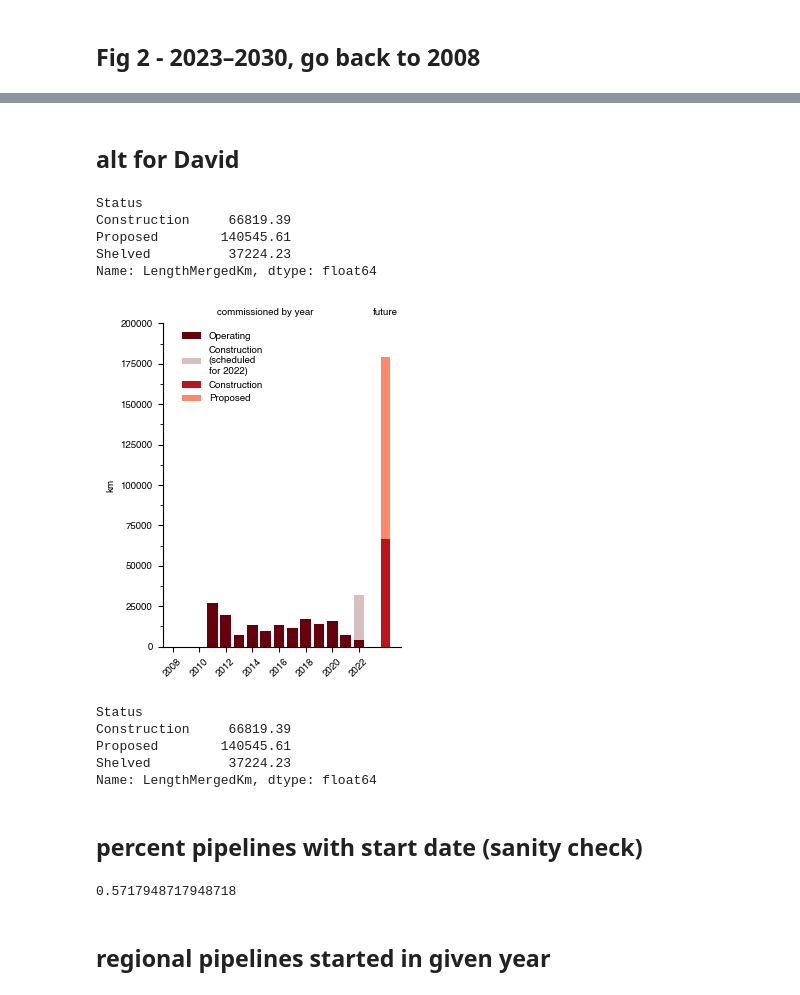
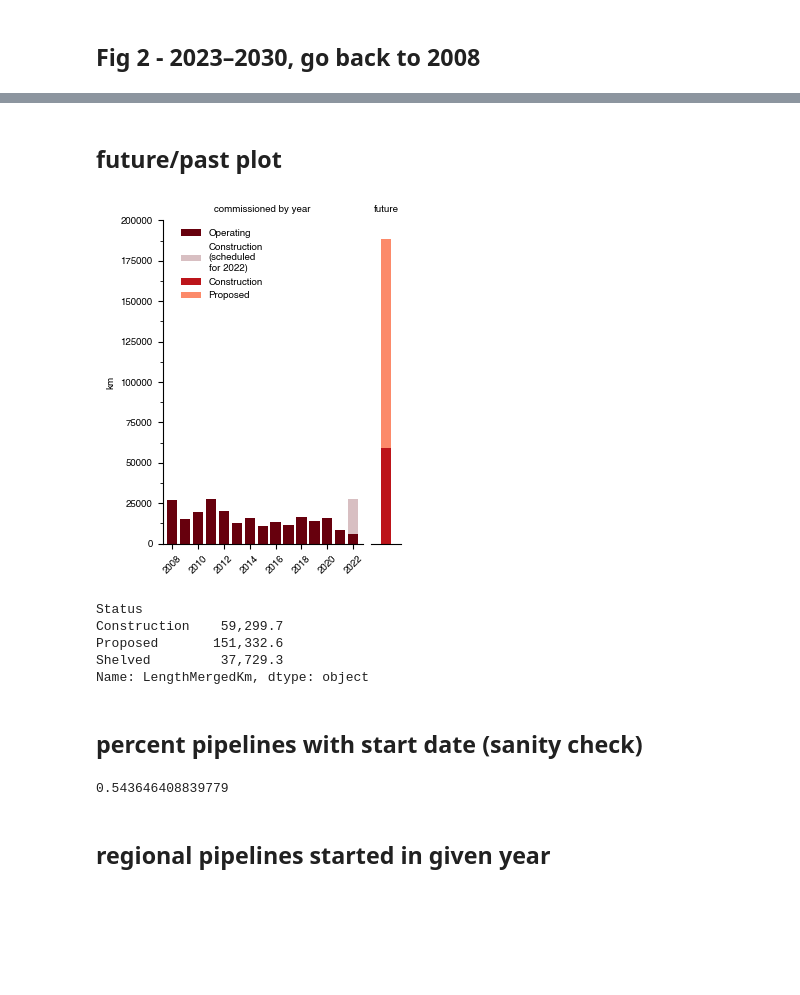
Before and after one commit to GlobalEnergyMonitor/GOIT-GGIT-research, a Jupyter notebook: gas-pipelines-report-late2022/notebooks/gas-pipelines-briefing-2022-research-calculations.ipynb, the cells around one changed output, grey strips where cells are left out. Cells and saved outputs as stored; diff of their text form; code cells hidden in the pictures; blank space fills up the shorter version.

```diff
--- a/gas-pipelines-report-late2022/notebooks/gas-pipelines-briefing-2022-research-calculations.ipynb
+++ b/gas-pipelines-report-late2022/notebooks/gas-pipelines-briefing-2022-research-calculations.ipynb
@@ -26,7 +26,8 @@ tracker_cancelled = sel_cmap(0.2)
 # %%
 credentials_directory = '/Users/baird/Dropbox/_google-api/'
 gc = pygsheets.authorize(service_account_env_var='GDRIVE_API_CREDENTIALS')
-spreadsheet = gc.open_by_key('1foPLE6K-uqFlaYgLPAUxzeXfDO5wOOqE7tibNHeqTek')
+#spreadsheet = gc.open_by_key('1foPLE6K-uqFlaYgLPAUxzeXfDO5wOOqE7tibNHeqTek')
+spreadsheet = gc.open_by_key('1bfPrp0w8Ruorq08Qe4hD8M3xVJ5e00phZ6ApFivO98k') # dec 2022 version
 
 #spreadsheet[1] "Gas Pipelines" tab is the second index
 gas_pipes = spreadsheet.worksheet('title','Gas pipelines').get_as_df(start='A2')
@@ -334,18 +256,12 @@ mp.savefig('saved-figures/gas-pipelines_km-by-start-year-backto2008-with-2022.pd
 # %% [markdown]
-## alt for David
+## future/past plot
-# %%
-pipes_indev
-# %% [output]
-Status
-Construction     66819.39
-Proposed        140545.61
-Shelved          37224.23
-Name: LengthMergedKm, dtype: float64
 # %%
 font_size = 7
 
 ytop = 200000
 ytop2 = 200000
+xlo=2008
+xhi=2022
 
 fig = mp.figure(figsize=(3.25,4))
 
@@ -354,7 +270,7 @@ spec = fig.add_gridspec(ncols=2, nrows=1, width_ratios=widths)
 
 ax = fig.add_subplot(spec[0,0])
 
-ax.bar(pipes_started_sum.index.values[-15:-1], pipes_started_sum.values[-15:-1],
+ax.bar(pipes_started_sum.loc[range(xlo,xhi+1)].index.values, pipes_started_sum.loc[range(xlo,xhi+1)].values,
        color=tracker_operating, label='Operating') # color=solar_base03
 
 ax.bar(2022,pipes_indev_startyear['Construction',2022],
@@ -365,7 +281,7 @@ ax.tick_params(labelsize=font_size)
 ax.tick_params('x', rotation=45)
 ax.set_ylabel('km', size=font_size)
 
-ax.set_xlim(2007.25, 2022.75)
+ax.set_xlim(xlo-0.75, xhi+0.75)
 ax.set_ylim(0, ytop)
 
 ax.xaxis.set_major_locator(matplotlib.ticker.MaxNLocator(integer=True))
@@ -398,46 +314,43 @@ ax2_h, ax2_l = ax2.get_legend_handles_labels()
 ax2.set_xticklabels([])
 ax2.tick_params(labelsize=font_size)
 ax2.set_xticks([])
 
-#ax2.yaxis.tick_right()
-#ax2.set_ylabel('km', fontsize=font_size, rotation=-90, labelpad=10)
-#ax2.yaxis.set_label_position('right')
 ax2.set_yticks([])
 
 ax.legend(handles=ax_h+ax2_h, fontsize=font_size, frameon=False,
           loc='upper left', bbox_to_anchor=[0.05,1])
 
 axpos = ax.get_position()
 ax2pos = ax2.get_position()
 
 ax.spines['right'].set_visible(False)
 ax.spines['top'].set_visible(False)
 
 ax2.spines['left'].set_visible(False)
 ax2.spines['top'].set_visible(False)
 ax2.spines['right'].set_visible(False)
 #ax2.spines['right'].set_visible(False)
 
 ax.set_title('commissioned by year', fontsize=font_size)
 ax2.set_title('future', fontsize=font_size)
 
-fig.tight_layout(w_pad=0)
+fig.tight_layout(w_pad=0.5)
 
 ax.yaxis.set_minor_locator(matplotlib.ticker.AutoMinorLocator(2))
 #ax2.yaxis.set_minor_locator(matplotlib.ticker.AutoMinorLocator(2))
 
 mp.savefig('saved-figures/gas-pipelines_km-by-start-year-backto2008-with-2022-alt.png', bbox_inches='tight', transparent=True, dpi=600)
 mp.savefig('saved-figures/gas-pipelines_km-by-start-year-backto2008-with-2022-alt.pdf', bbox_inches='tight', transparent=True)
 # %% [output]
-[figure, old version]
+[figure, new version]
 # %%
 pipes_indev
 # %% [output]
 Status
-Construction     66819.39
-Proposed        140545.61
-Shelved          37224.23
-Name: LengthMergedKm, dtype: float64
+Construction    59,299.7
+Proposed       151,332.6
+Shelved         37,729.3
+Name: LengthMergedKm, dtype: object
 # %% [markdown]
 ## percent pipelines with start date (sanity check)
 # %%
@@ -447,7 +360,7 @@ pipes_scratch = pipes_scratch[(pipes_scratch['Fuel']=='Gas') &
 # %%
 pipes_scratch[~pipes_scratch['StartYearEarliest'].isnull()]['StartYearEarliest'].count()/pipes_scratch.shape[0]
 # %% [output]
-0.5717948717948718
+0.543646408839779
 # %% [markdown]
 ## regional pipelines started in given year
 # %%
```
Also changed, not shown: parts of 42 cells of this notebook, 6 other files.
